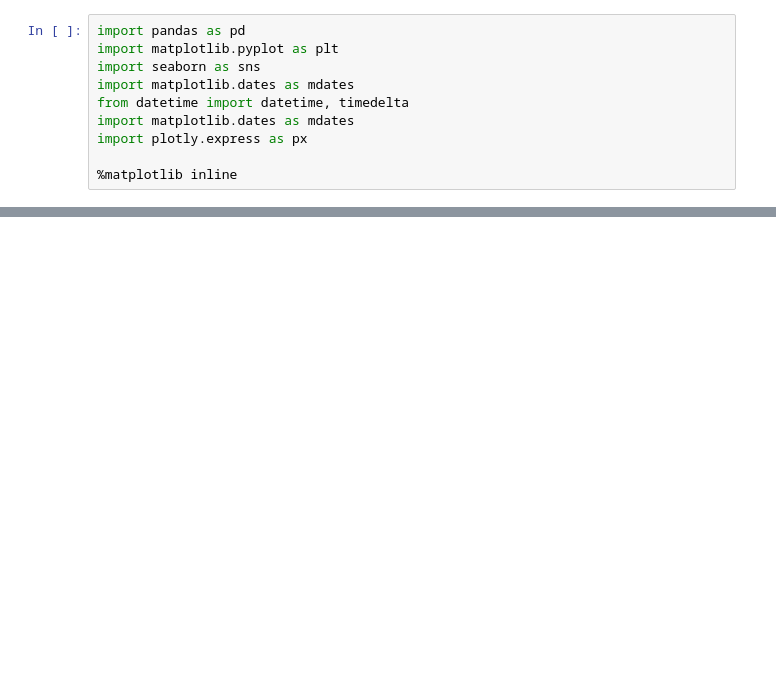
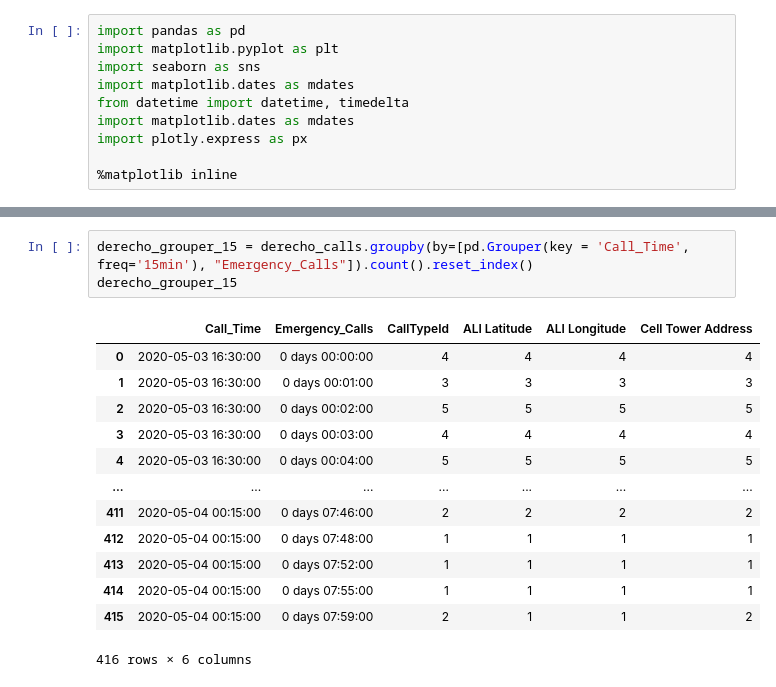
Before and after one commit to OlaricheObi/e911-cheeseday, a Jupyter notebook: Notebooks/RASTecho Graphs.ipynb, the cells around one changed output, grey strips where cells are left out. Saved outputs shown, nothing was run; the diff lists cells and outputs as text; blank space fills up the shorter version.

```diff
--- a/Notebooks/RASTornado4Graphs.ipynb
+++ b/Notebooks/RASTecho Graphs.ipynb
@@ -231,0 +172,17 @@ fig.show()
+# %%
+derecho_grouper_15 = derecho_calls.groupby(by=[pd.Grouper(key = 'Call_Time', freq='15min'), "Emergency_Calls"]).count().reset_index()
+derecho_grouper_15
+# %% [output]
+|  | Call_Time | Emergency_Calls | CallTypeId | ALI Latitude | ALI Longitude | Cell Tower Address |
+| 0 | 2020-05-03 16:30:00 | 0 days 00:00:00 | 4 | 4 | 4 | 4 |
+| 1 | 2020-05-03 16:30:00 | 0 days 00:01:00 | 3 | 3 | 3 | 3 |
+| 2 | 2020-05-03 16:30:00 | 0 days 00:02:00 | 5 | 5 | 5 | 5 |
+| 3 | 2020-05-03 16:30:00 | 0 days 00:03:00 | 4 | 4 | 4 | 4 |
+| 4 | 2020-05-03 16:30:00 | 0 days 00:04:00 | 5 | 5 | 5 | 5 |
+| ... | ... | ... | ... | ... | ... | ... |
+| 411 | 2020-05-04 00:15:00 | 0 days 07:46:00 | 2 | 2 | 2 | 2 |
+| 412 | 2020-05-04 00:15:00 | 0 days 07:48:00 | 1 | 1 | 1 | 1 |
+| 413 | 2020-05-04 00:15:00 | 0 days 07:52:00 | 1 | 1 | 1 | 1 |
+| 414 | 2020-05-04 00:15:00 | 0 days 07:55:00 | 1 | 1 | 1 | 1 |
+| 415 | 2020-05-04 00:15:00 | 0 days 07:59:00 | 2 | 1 | 1 | 2 |
+416 rows × 6 columns
```
Also changed, not shown: parts of 36 cells of this notebook, 3 other files.
